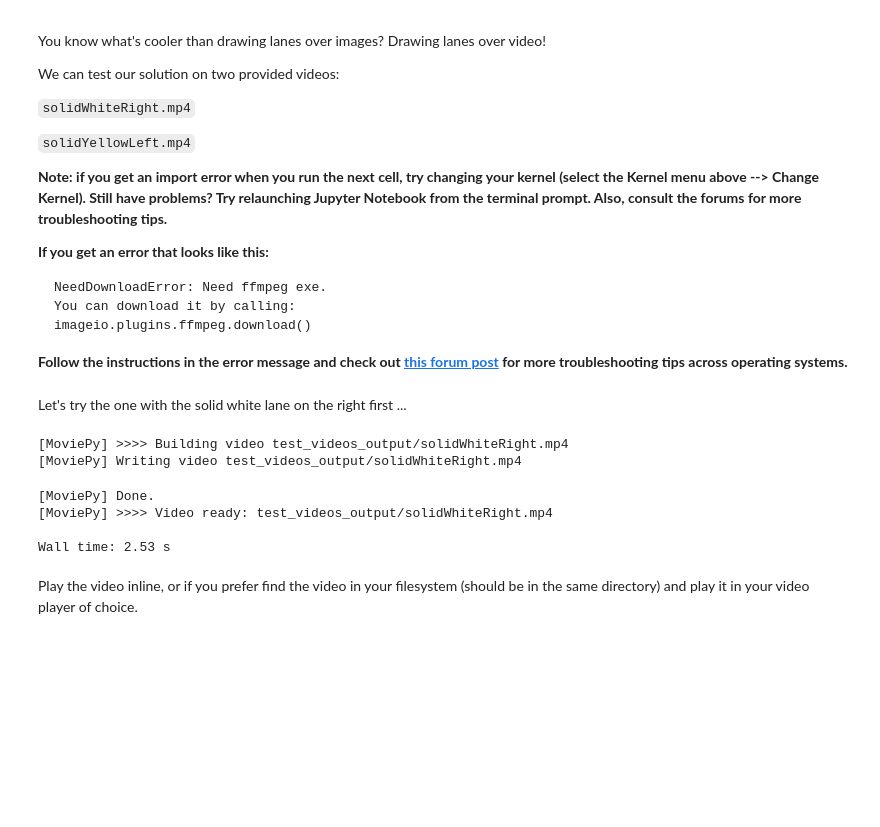
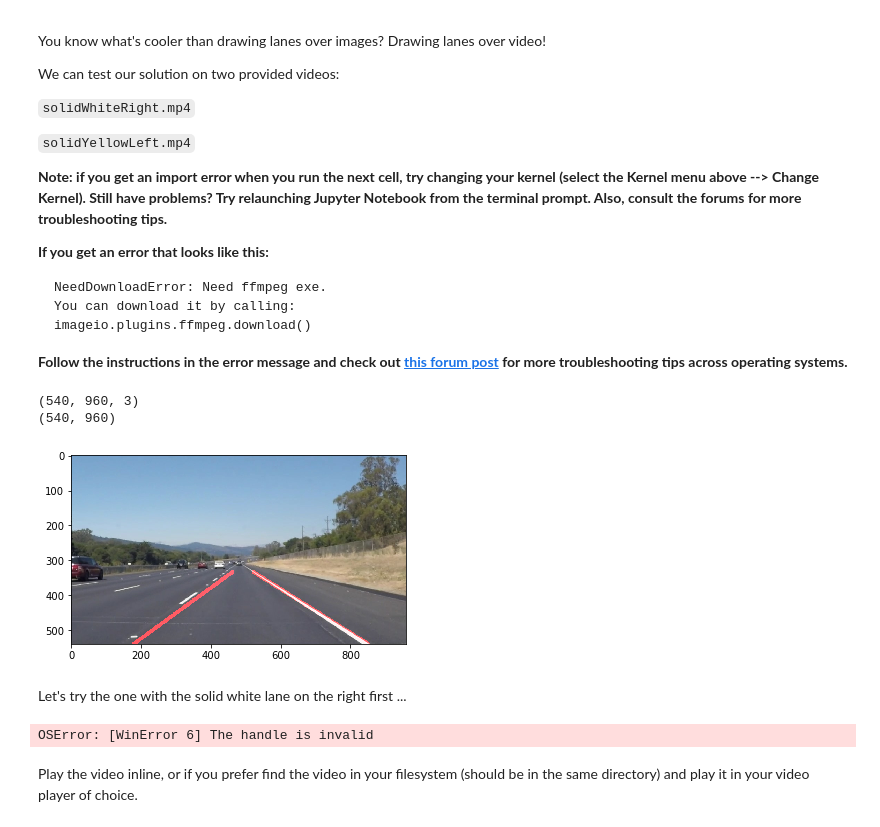
Before and after one commit to kirilcvetkov92/Lane-Detection, a Jupyter notebook: p1.ipynb, the cells around one changed output. Cells and saved outputs as stored; diff of their text form; code cells hidden in the pictures; blank space fills up the shorter version.

````diff
--- a/p1.ipynb
+++ b/p1.ipynb
@@ -380,7 +380,7 @@ kernel_size = 5
 rho = 2 # distance resolution in pixels of the Hough grid
 theta = np.pi/180 # angular resolution in radians of the Hough grid
 threshold = 17   # minimum number of votes (intersections in Hough grid cell)
-min_line_length = 80  #minimum number of pixels making up a line
+min_line_length = 40  #minimum number of pixels making up a line
 max_line_gap = 20  # maximum gap in pixels between connectable line segments
 
 #set mask scale factor
@@ -395,10 +395,10 @@ def detect_segments(image):
     img_height = image.shape[0]
 
     #apply greyscale transform
-    grayscale_transform_image = grayscale(image)
+    #grayscale_transform_image = grayscale(image)
 
     #apply gausian transform
-    gausian_transform_image = gaussian_blur(grayscale_transform_image, kernel_size)
+    gausian_transform_image = gaussian_blur(image, kernel_size)
 
     #perform canny transform
     canny_transform_image = canny(gausian_transform_image, low_threshold, high_threshold
@@ -419,7 +419,7 @@ def detect_segments(image):
     #merge tranformed image with the current image
     result_image = weighted_img(image, lines_transform_image)
 
-    return result_image
+    return result_image#, vertices
 # %%
 def clear_cache():
     line_low_avg_cache.clear()
@@ -444,6 +444,67 @@ You can download it by calling:
 imageio.plugins.ffmpeg.download()
 ```
 **Follow the instructions in the error message and check out [this forum post](https://discussions.udacity.com/t/project-error-of-test-on-videos/274082) for more troubleshooting tips across operating systems.**
+# %%
+def test_process(image):
+    # NOTE: The output you return should be a color image (3 channel) for processing video below
+    # TODO: put your pipeline here,
+    # you should return the final output (image where lines are drawn on lanes)
+    result = detect_segments(image)
+    return result
+
+
+
+test_image = mpimg.imread('test_images/solidWhiteRight.jpg')
+rr = test_image.copy()
+
+test_image = grayscale(test_image)
+
+test_image2 = mpimg.imread('test_images/solidYellowCurve.jpg')
+test_image3 = mpimg.imread('test_images/challenge_Moment.jpg')
+test_image4 = mpimg.imread('test_images/solidYellowCurve2.jpg')
+test_image5 = mpimg.imread('test_images/solidYellowLeft.jpg')
+test_image6 = mpimg.imread('test_images/solidWhiteCurve.jpg')
+test_image7 = mpimg.imread('test_images/whiteCarLaneSwitch.jpg')
+processed_image= test_process(test_image3)
+
+# print (test_image.shape)
+# print(vertices)
+# print(vertices[0][0][0])
+# x = [vertices[0][0][0],vertices[0][1][0], vertices[0][2][0], vertices[0][3][0]]
+# y = [vertices[0][0][1], vertices[0][1][1], vertices[0][2][1], vertices[0][3][1]]
+# plt.plot(x, y, 'b--', lw=4)
+image=gaussian_blur(test_image, kernel_size=5)
+ #get image shape
+imshape = image.shape
+img_width = image.shape[1]
+img_height = image.shape[0]
+
+#get mask x, y coordinates
+mask_y = int(img_height*mask_scale_factor)
+mask_x = int(img_width*mask_width_factor)
+
+#compose mask vertices
+vertices = np.array([[(0,img_height),(mask_x, mask_y), (mask_x, mask_y), (img_width,img_height)]])
+
+canny_transform_image = canny(image, low_threshold, high_threshold
+                                 )
+
+masked_edges = region_of_interest(canny_transform_image, vertices)
+
+lines_transform_image = hough_lines(masked_edges, rho, theta, threshold, min_line_length, max_line_gap)
+print(lines_transform_image.shape)
+print(image.shape)
+result_image = weighted_img(rr, lines_transform_image)
+
+plt.imshow(result_image, cmap='gray')
+#plt.imshow(test_image2)
+plt.savefig('final.png',dpi=300)
+plt.show()
+clear_cache()
+# %% [output]
+(540, 960, 3)
+(540, 960)
+[figure, added]
 # %%
 # Import everything needed to edit/save/watch video clips
 from moviepy.editor import VideoFileClip
@@ -469,12 +530,7 @@ white_clip = clip1.fl_image(process_image) #NOTE: this function expects color im
 clear_cache()
 %time white_clip.write_videofile(white_output, audio=False)
 # %% [output]
-[MoviePy] >>>> Building video test_videos_output/solidWhiteRight.mp4
-[MoviePy] Writing video test_videos_output/solidWhiteRight.mp4
+OSError: [WinError 6] The handle is invalid
-[MoviePy] Done.
-[MoviePy] >>>> Video ready: test_videos_output/solidWhiteRight.mp4
-
-Wall time: 2.53 s
 # %% [markdown]
 Play the video inline, or if you prefer find the video in your filesystem (should be in the same directory) and play it in your video player of choice.
 # %%
````
Also changed, not shown: parts of 4 cells of this notebook, 1 other file.
